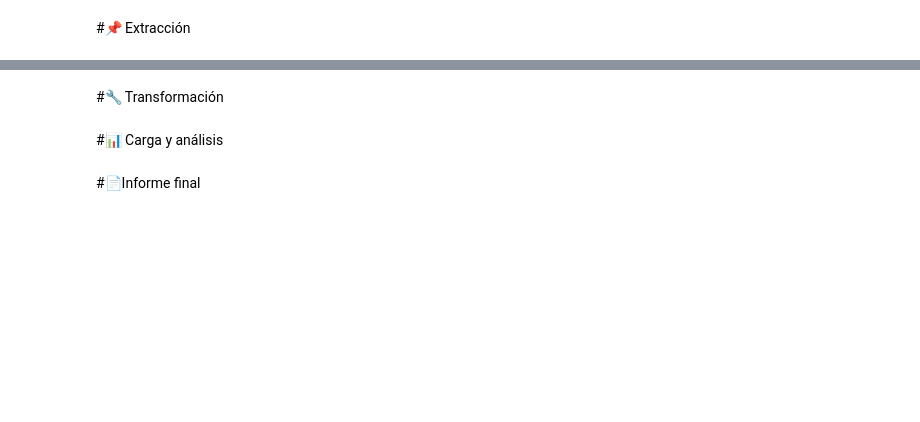
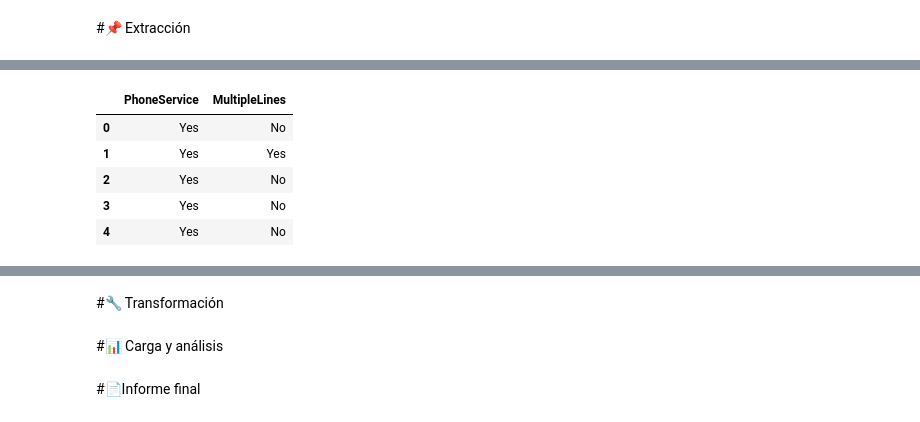
Before and after one commit to Karl-Sancho/challenge2-data-science-LATAM, a Jupyter notebook: TelecomX_LATAM.ipynb, the cells around one changed output, grey strips where cells are left out. Drawn from its saved outputs; the diff is of its cells as text; code cells hidden in the pictures; blank space fills up the shorter version.

```diff
--- a/TelecomX_LATAM.ipynb
+++ b/TelecomX_LATAM.ipynb
@@ -15,0 +42,10 @@ df.head()
+# %%
+data_phone = pd.json_normalize(df['phone'])
+data_phone.head()
+# %% [output]
+|  | PhoneService | MultipleLines |
+| 0 | Yes | No |
+| 1 | Yes | Yes |
+| 2 | Yes | No |
+| 3 | Yes | No |
+| 4 | Yes | No |
```
Also changed, not shown: parts of 5 cells of this notebook.
